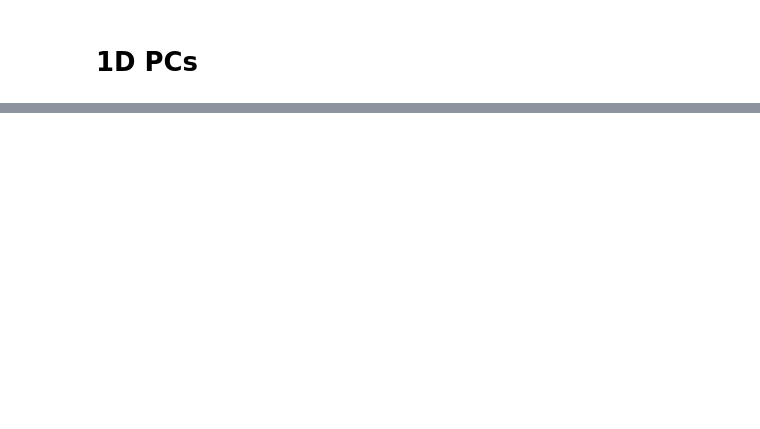
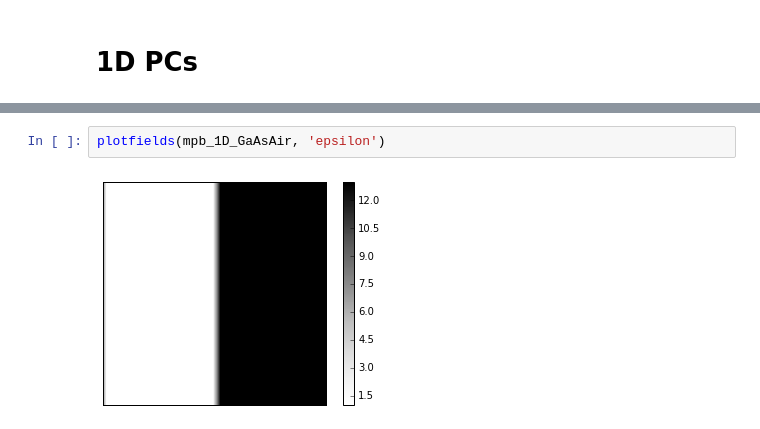
Before and after one commit to NahsiN/MPBParser, a Jupyter notebook: tutorial.ipynb, the cells around one changed output, grey strips where cells are left out. Drawn from its saved outputs; the diff is of its cells as text; blank space fills up the shorter version.

```diff
--- a/tutorial.ipynb
+++ b/tutorial.ipynb
@@ -62,0 +102,4 @@ mpb.numBands
+# %%
+plotfields(mpb_1D_GaAsAir, 'epsilon')
+# %% [output]
+[figure, added]
```
Also changed, not shown: parts of 32 cells of this notebook, 4 other files.
